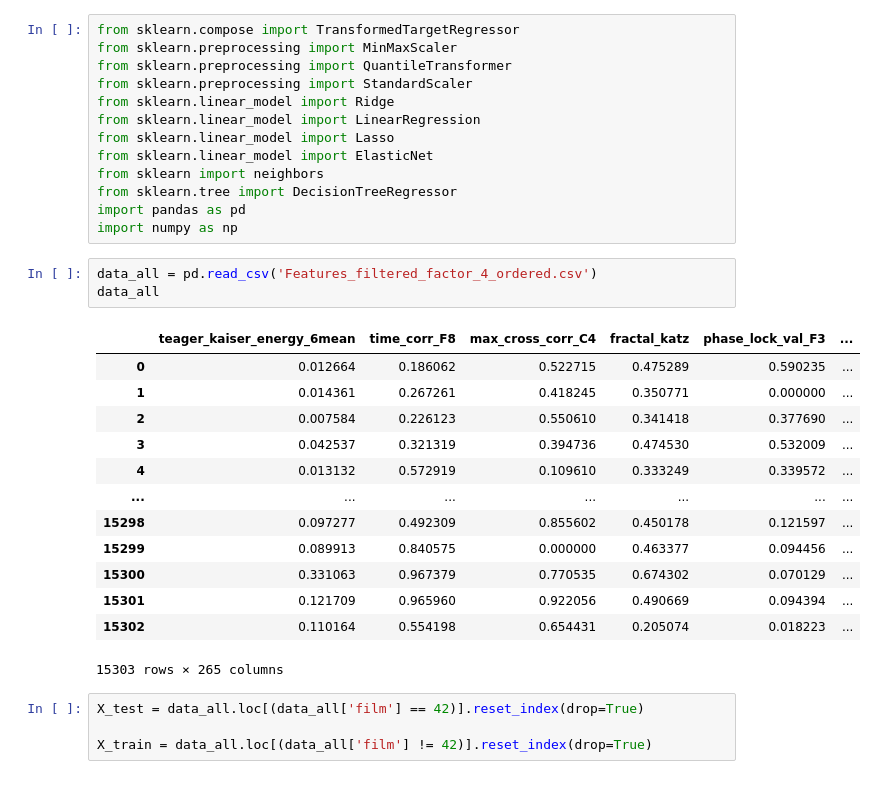
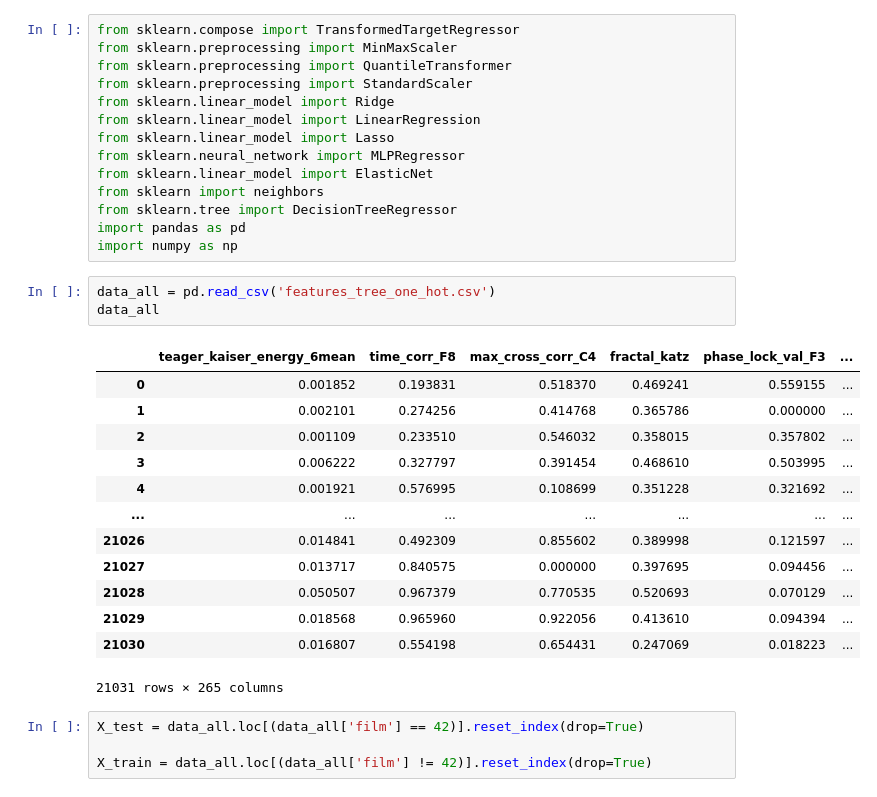
Before and after one commit to Nakinamo/EEG-notebooks, a Jupyter notebook: models_demo.ipynb, the cells around one changed output. Saved outputs shown, nothing was run; the diff lists cells and outputs as text.

```diff
--- a/models_demo.ipynb
+++ b/models_demo.ipynb
@@ -6,28 +6,29 @@ from sklearn.preprocessing import StandardScaler
 from sklearn.linear_model import Ridge
 from sklearn.linear_model import LinearRegression
 from sklearn.linear_model import Lasso
+from sklearn.neural_network import MLPRegressor
 from sklearn.linear_model import ElasticNet
 from sklearn import neighbors
 from sklearn.tree import DecisionTreeRegressor
 import pandas as pd
 import numpy as np
 # %%
-data_all = pd.read_csv('Features_filtered_factor_4_ordered.csv')
+data_all = pd.read_csv('features_tree_one_hot.csv')
 data_all
 # %% [output]
 |  | teager_kaiser_energy_6mean | time_corr_F8 | max_cross_corr_C4 | fractal_katz | phase_lock_val_F3 | ... |
-| 0 | 0.012664 | 0.186062 | 0.522715 | 0.475289 | 0.590235 | ... |
-| 1 | 0.014361 | 0.267261 | 0.418245 | 0.350771 | 0.000000 | ... |
-| 2 | 0.007584 | 0.226123 | 0.550610 | 0.341418 | 0.377690 | ... |
-| 3 | 0.042537 | 0.321319 | 0.394736 | 0.474530 | 0.532009 | ... |
-| 4 | 0.013132 | 0.572919 | 0.109610 | 0.333249 | 0.339572 | ... |
+| 0 | 0.001852 | 0.193831 | 0.518370 | 0.469241 | 0.559155 | ... |
+| 1 | 0.002101 | 0.274256 | 0.414768 | 0.365786 | 0.000000 | ... |
+| 2 | 0.001109 | 0.233510 | 0.546032 | 0.358015 | 0.357802 | ... |
+| 3 | 0.006222 | 0.327797 | 0.391454 | 0.468610 | 0.503995 | ... |
+| 4 | 0.001921 | 0.576995 | 0.108699 | 0.351228 | 0.321692 | ... |
 | ... | ... | ... | ... | ... | ... | ... |
-| 15298 | 0.097277 | 0.492309 | 0.855602 | 0.450178 | 0.121597 | ... |
-| 15299 | 0.089913 | 0.840575 | 0.000000 | 0.463377 | 0.094456 | ... |
-| 15300 | 0.331063 | 0.967379 | 0.770535 | 0.674302 | 0.070129 | ... |
-| 15301 | 0.121709 | 0.965960 | 0.922056 | 0.490669 | 0.094394 | ... |
-| 15302 | 0.110164 | 0.554198 | 0.654431 | 0.205074 | 0.018223 | ... |
+| 21026 | 0.014841 | 0.492309 | 0.855602 | 0.389998 | 0.121597 | ... |
+| 21027 | 0.013717 | 0.840575 | 0.000000 | 0.397695 | 0.094456 | ... |
+| 21028 | 0.050507 | 0.967379 | 0.770535 | 0.520693 | 0.070129 | ... |
+| 21029 | 0.018568 | 0.965960 | 0.922056 | 0.413610 | 0.094394 | ... |
+| 21030 | 0.016807 | 0.554198 | 0.654431 | 0.247069 | 0.018223 | ... |
-15303 rows × 265 columns
+21031 rows × 265 columns
 # %%
 X_test = data_all.loc[(data_all['film'] == 42)].reset_index(drop=True)
 
```
Also changed, not shown: parts of 4 cells of this notebook.
